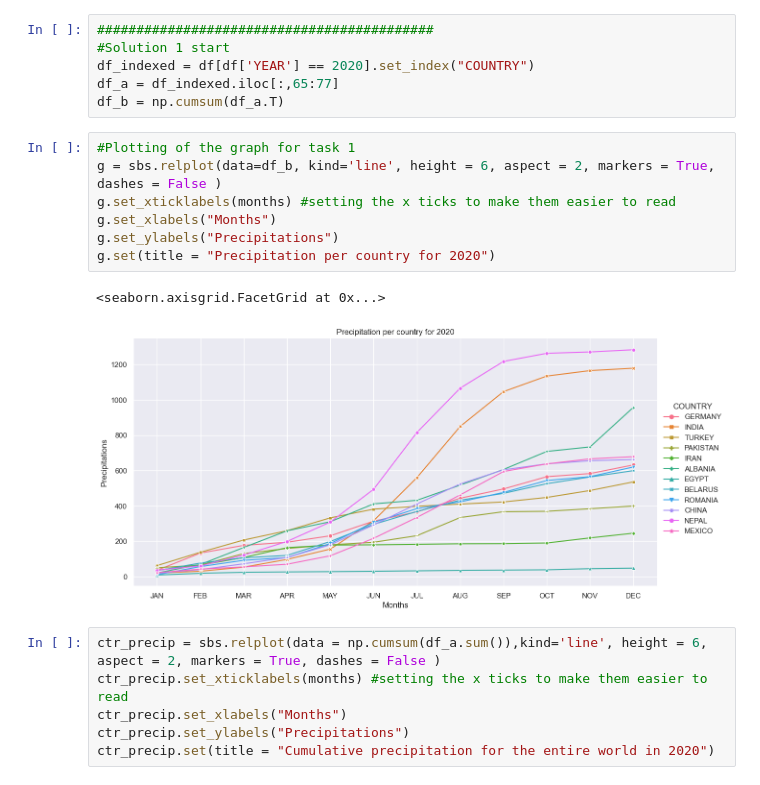
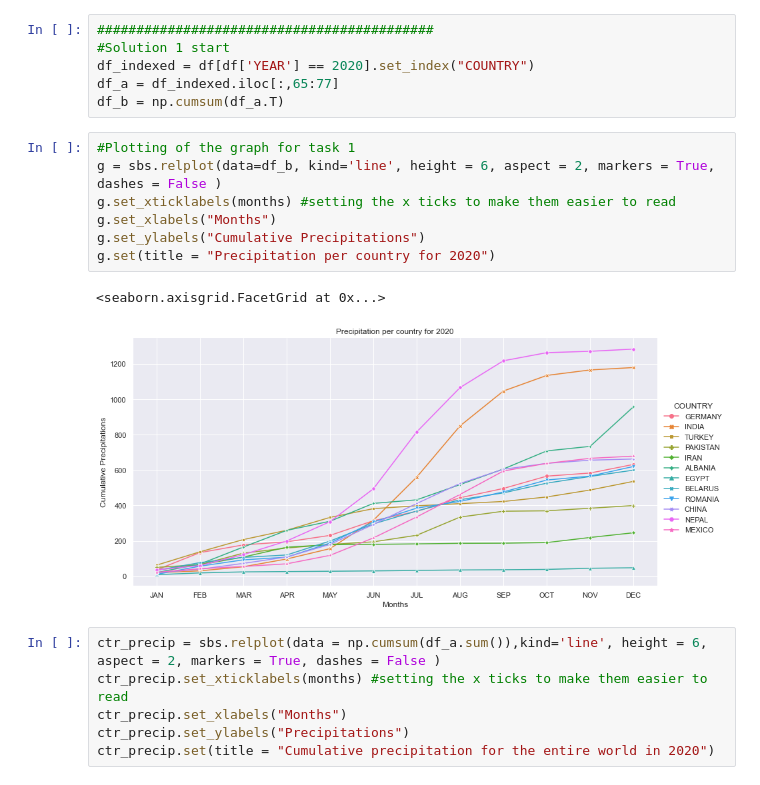
Before and after one commit to aronzek/UHH_research_methods, a Jupyter notebook: RM_A02_Group_E.ipynb, the cells around one changed output. Drawn from its saved outputs; the diff is of its cells as text.

```diff
--- a/RM_A02_Group_E.ipynb
+++ b/RM_A02_Group_E.ipynb
@@ -119,13 +119,13 @@ df_b = np.cumsum(df_a.T)
 # %%
 #Plotting of the graph for task 1
 g = sbs.relplot(data=df_b, kind='line', height = 6, aspect = 2, markers = True, dashes = False )
 g.set_xticklabels(months) #setting the x ticks to make them easier to read
 g.set_xlabels("Months")
-g.set_ylabels("Precipitations")
+g.set_ylabels("Cumulative Precipitations")
 g.set(title = "Precipitation per country for 2020")
 # %% [output]
 <seaborn.axisgrid.FacetGrid at 0x...>
-[figure, old version]
+[figure, new version]
 # %%
 ctr_precip = sbs.relplot(data = np.cumsum(df_a.sum()),kind='line', height = 6, aspect = 2, markers = True, dashes = False )
 ctr_precip.set_xticklabels(months) #setting the x ticks to make them easier to read
```
Also changed, not shown: parts of 34 cells of this notebook.
